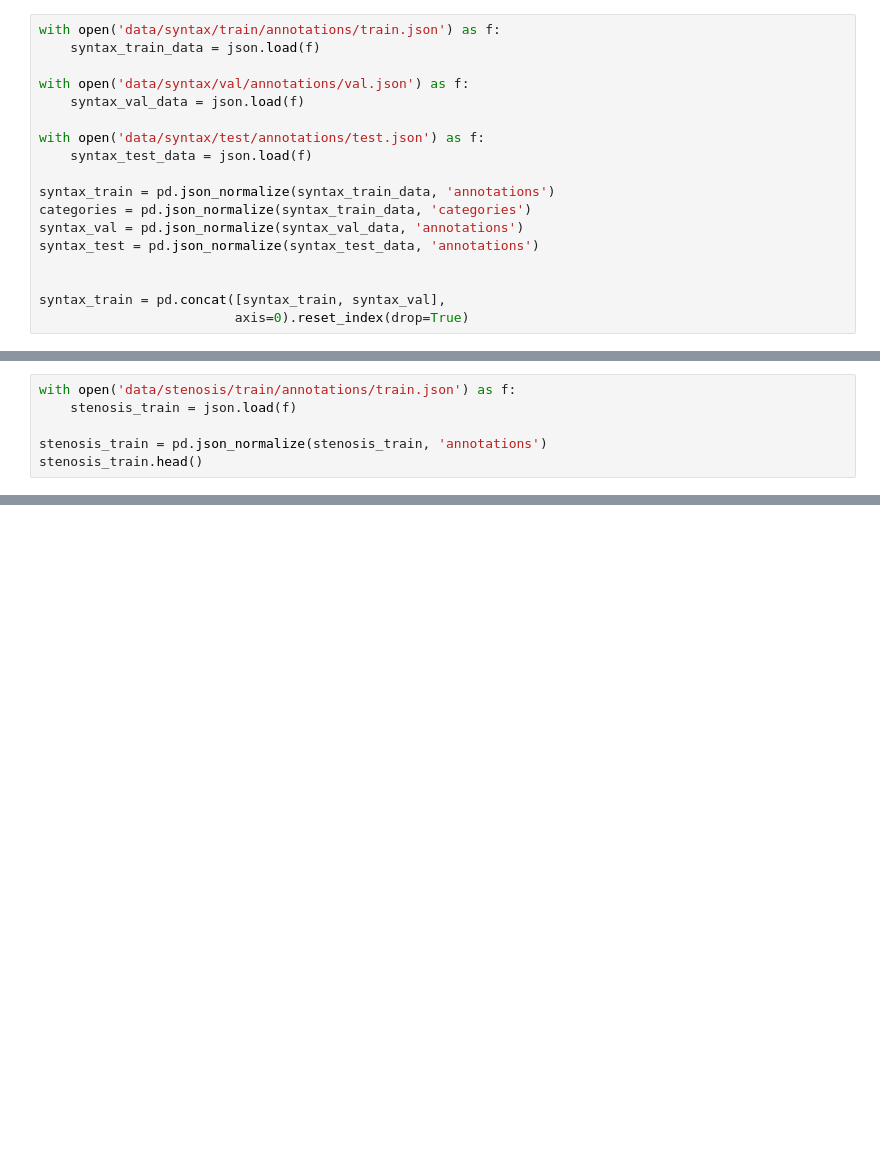
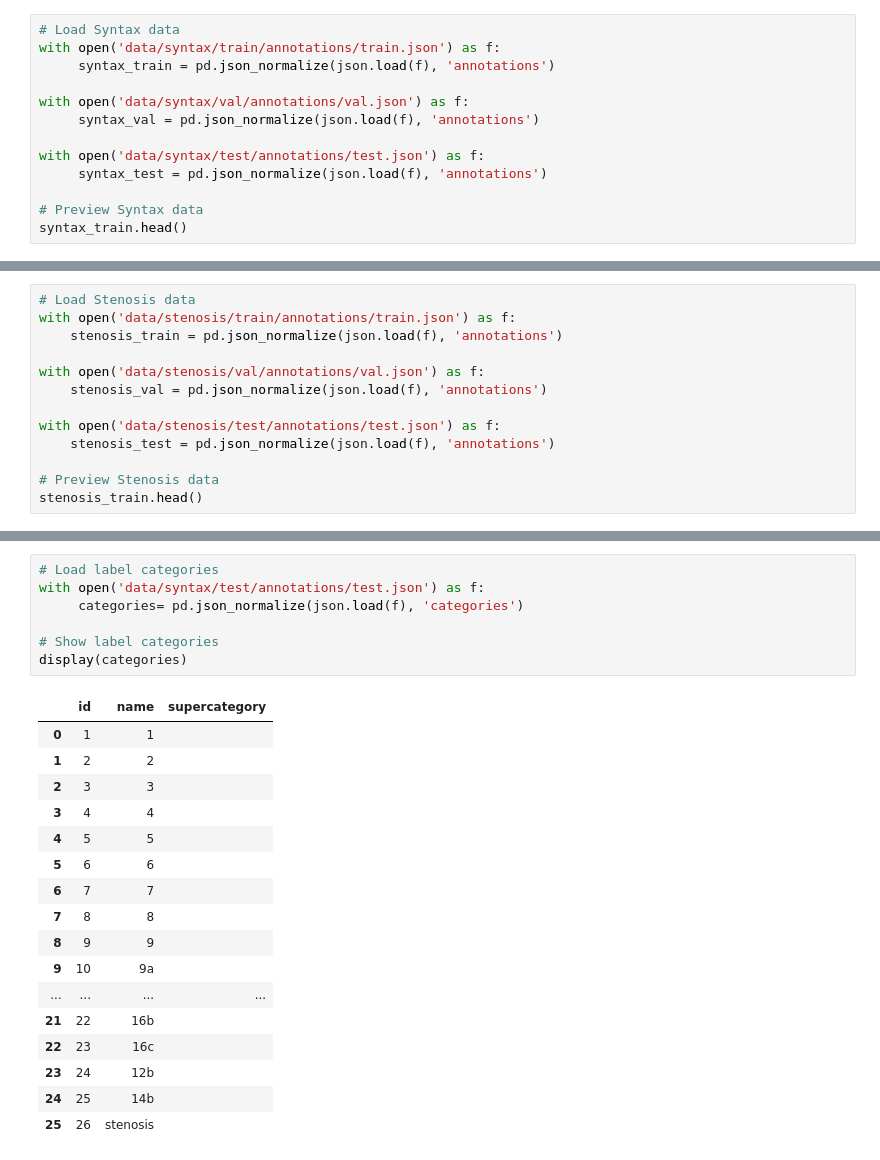
Before and after one commit to davidsolow/angiographer, a Jupyter notebook: eda.ipynb, the cells around one changed output, grey strips where cells are left out. Cells and saved outputs as stored; diff of their text form; blank space fills up the shorter version.

```diff
--- a/eda.ipynb
+++ b/eda.ipynb
@@ -5,18 +9,13 @@ import pandas as pd
 # %%
+# Load Syntax data
 with open('data/syntax/train/annotations/train.json') as f:
-    syntax_train_data = json.load(f)
+     syntax_train = pd.json_normalize(json.load(f), 'annotations')
 
 with open('data/syntax/val/annotations/val.json') as f:
-    syntax_val_data = json.load(f)
+     syntax_val = pd.json_normalize(json.load(f), 'annotations')
 
 with open('data/syntax/test/annotations/test.json') as f:
-    syntax_test_data = json.load(f)
+     syntax_test = pd.json_normalize(json.load(f), 'annotations')
 
-syntax_train = pd.json_normalize(syntax_train_data, 'annotations')
-categories = pd.json_normalize(syntax_train_data, 'categories')
-syntax_val = pd.json_normalize(syntax_val_data, 'annotations')
-syntax_test = pd.json_normalize(syntax_test_data, 'annotations')
-
-
-syntax_train = pd.concat([syntax_train, syntax_val],
-                         axis=0).reset_index(drop=True)
+# Preview Syntax data
+syntax_train.head()
@@ -25,6 +28,0 @@ syntax_train.head()
-# %%
-with open('data/stenosis/train/annotations/train.json') as f:
-    stenosis_train = json.load(f)
-
-stenosis_train = pd.json_normalize(stenosis_train, 'annotations')
-stenosis_train.head()
@@ -37,0 +29,13 @@ stenosis_train.head()
+# %%
+# Load Stenosis data
+with open('data/stenosis/train/annotations/train.json') as f:
+    stenosis_train = pd.json_normalize(json.load(f), 'annotations')
+
+with open('data/stenosis/val/annotations/val.json') as f:
+    stenosis_val = pd.json_normalize(json.load(f), 'annotations')
+
+with open('data/stenosis/test/annotations/test.json') as f:
+    stenosis_test = pd.json_normalize(json.load(f), 'annotations')
+
+# Preview Stenosis data
+stenosis_train.head()
@@ -37,0 +49,25 @@ stenosis_train.head()
+# %%
+# Load label categories
+with open('data/syntax/test/annotations/test.json') as f:
+     categories= pd.json_normalize(json.load(f), 'categories')
+
+# Show label categories
+display(categories)
+# %% [output]
+|  | id | name | supercategory |
+| 0 | 1 | 1 |  |
+| 1 | 2 | 2 |  |
+| 2 | 3 | 3 |  |
+| 3 | 4 | 4 |  |
+| 4 | 5 | 5 |  |
+| 5 | 6 | 6 |  |
+| 6 | 7 | 7 |  |
+| 7 | 8 | 8 |  |
+| 8 | 9 | 9 |  |
+| 9 | 10 | 9a |  |
+| ... | ... | ... | ... |
+| 21 | 22 | 16b |  |
+| 22 | 23 | 16c |  |
+| 23 | 24 | 12b |  |
+| 24 | 25 | 14b |  |
+| 25 | 26 | stenosis |  |
```
Also changed, not shown: parts of 10 cells of this notebook, 1 other file.
